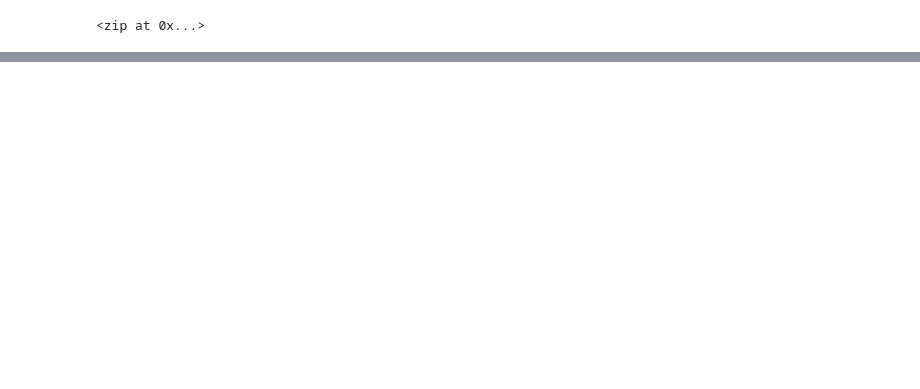
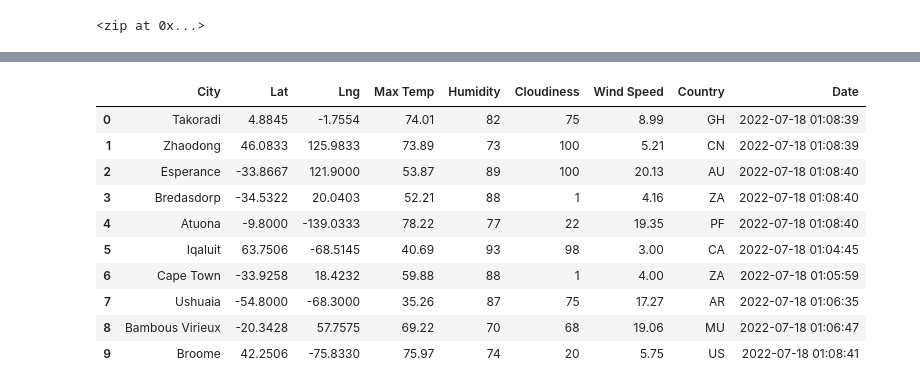
Before and after one commit to sheypatterson01/World_Weather_Analysis, a Jupyter notebook: WeatherPy.ipynb, the cells around one changed output, grey strips where cells are left out. Drawn from its saved outputs; the diff is of its cells as text; code cells hidden in the pictures; blank space fills up the shorter version.

```diff
--- a/WeatherPy.ipynb
+++ b/WeatherPy.ipynb
@@ -67,0 +150,16 @@ url = "http://api.openweathermap.org/data/2.5/weather?units=Imperial&APPID=" + w
+# %%
+# Convert the array of dictionaries to a Pandas DataFrame.
+city_data_df = pd.DataFrame(city_data)
+city_data_df.head(10)
+# %% [output]
+|  | City | Lat | Lng | Max Temp | Humidity | Cloudiness | Wind Speed | Country | Date |
+| 0 | Takoradi | 4.8845 | -1.7554 | 74.01 | 82 | 75 | 8.99 | GH | 2022-07-18 01:08:39 |
+| 1 | Zhaodong | 46.0833 | 125.9833 | 73.89 | 73 | 100 | 5.21 | CN | 2022-07-18 01:08:39 |
+| 2 | Esperance | -33.8667 | 121.9000 | 53.87 | 89 | 100 | 20.13 | AU | 2022-07-18 01:08:40 |
+| 3 | Bredasdorp | -34.5322 | 20.0403 | 52.21 | 88 | 1 | 4.16 | ZA | 2022-07-18 01:08:40 |
+| 4 | Atuona | -9.8000 | -139.0333 | 78.22 | 77 | 22 | 19.35 | PF | 2022-07-18 01:08:40 |
+| 5 | Iqaluit | 63.7506 | -68.5145 | 40.69 | 93 | 98 | 3.00 | CA | 2022-07-18 01:04:45 |
+| 6 | Cape Town | -33.9258 | 18.4232 | 59.88 | 88 | 1 | 4.00 | ZA | 2022-07-18 01:05:59 |
+| 7 | Ushuaia | -54.8000 | -68.3000 | 35.26 | 87 | 75 | 17.27 | AR | 2022-07-18 01:06:35 |
+| 8 | Bambous Virieux | -20.3428 | 57.7575 | 69.22 | 70 | 68 | 19.06 | MU | 2022-07-18 01:06:47 |
+| 9 | Broome | 42.2506 | -75.8330 | 75.97 | 74 | 20 | 5.75 | US | 2022-07-18 01:08:41 |
```
Also changed, not shown: parts of 7 cells of this notebook.
